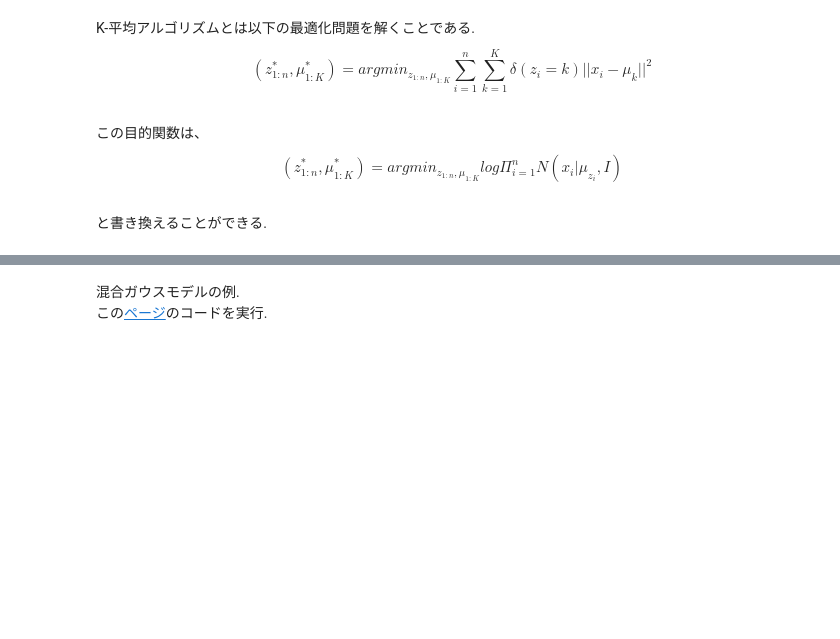
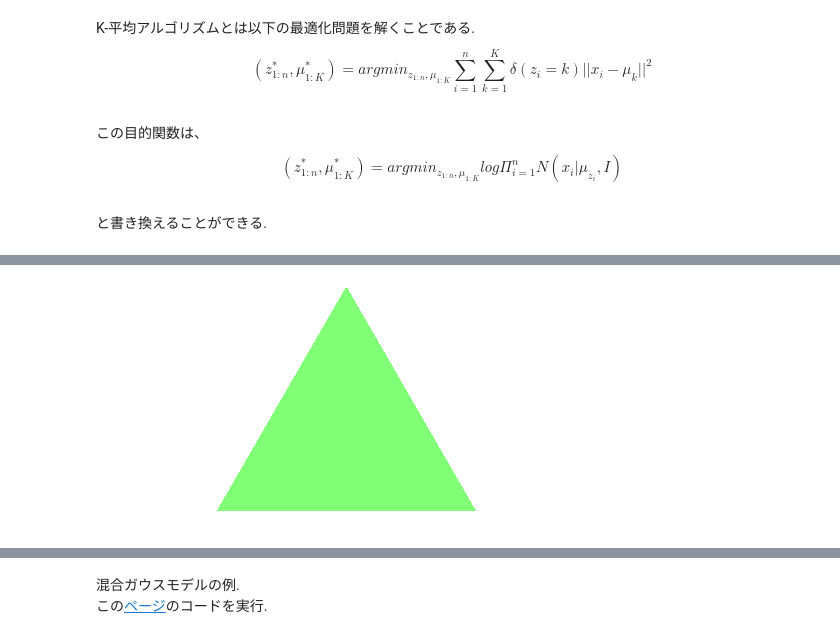
Before and after one commit to NlGG/MachineLearning, a Jupyter notebook: NonparaBayes/nonparabayes_intro.ipynb, the cells around one changed output, grey strips where cells are left out. Cells and saved outputs as stored; diff of their text form; code cells hidden in the pictures; blank space fills up the shorter version.

```diff
--- a/NonparaBayes/nonparabayes_intro.ipynb
+++ b/NonparaBayes/nonparabayes_intro.ipynb
@@ -17,0 +38,35 @@ $$(z^*_{1:n}, \mu^*_{1:K})=arg min_{z_{1:n}, \mu_{1:K}}log\Pi^n_{i=1}N(x_i|\mu_{
+# %%
+def xy2bc(xy, tol=1.e-3):
+    '''Converts 2D Cartesian coordinates to barycentric.'''
+    s = [(corners[i] - midpoints[i]).dot(xy - midpoints[i]) / 0.75 for i in range(3)]
+    return np.clip(s, tol, 1.0 - tol)
+# %%
+class Dirichlet(object):
+    def __init__(self, alpha):
+        from math import gamma
+        from operator import mul
+        self._alpha = np.array(alpha)
+        self._coef = gamma(np.sum(self._alpha)) / reduce(mul, [gamma(a) for a in self._alpha])
+    def pdf(self, x):
+        '''Returns pdf value for `x`.'''
+        from operator import mul
+        return self._coef * reduce(mul, [xx ** (aa - 1)
+                                         for (xx, aa)in zip(x, self._alpha)])
+# %%
+def draw_pdf_contours(dist, nlevels=200, subdiv=8, **kwargs):
+    import math
+
+    refiner = tri.UniformTriRefiner(triangle)
+    trimesh = refiner.refine_triangulation(subdiv=subdiv)
+    pvals = [dist.pdf(xy2bc(xy)) for xy in zip(trimesh.x, trimesh.y)]
+
+    plt.tricontourf(trimesh, pvals, nlevels, **kwargs)
+    plt.axis('equal')
+    plt.xlim(0, 1)
+    plt.ylim(0, 0.75**0.5)
+    plt.axis('off')
+# %%
+plt.figure(figsize=(8, 4))
+draw_pdf_contours(Dirichlet([1, 1, 1]))
+# %% [output]
+[figure, added]
```
Also changed, not shown: parts of 80 cells of this notebook.
